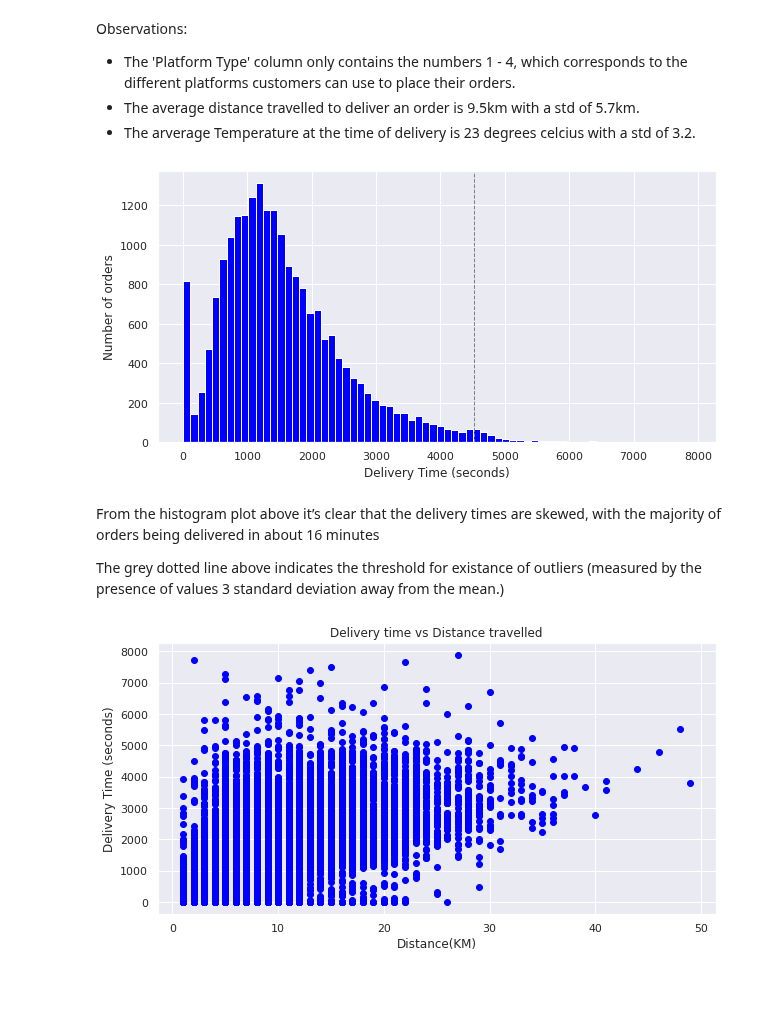
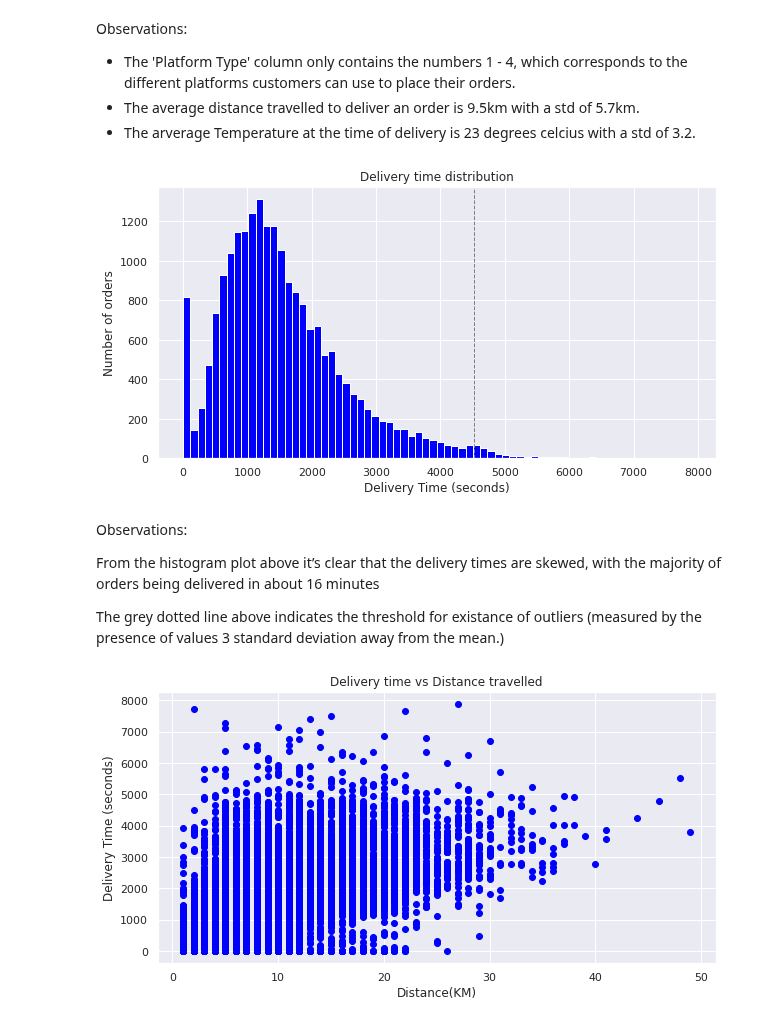
Before and after one commit to NicoleMeinie/Regression, a Jupyter notebook: Zindi.ipynb, the cells around one changed output. Drawn from its saved outputs; the diff is of its cells as text; code cells hidden in the pictures; blank space fills up the shorter version.

```diff
--- a/Zindi.ipynb
+++ b/Zindi.ipynb
@@ -76,20 +76,23 @@ Observations:
 # %%
 # Plotting a histogram of delivery times and outlier threshold
 
 mu = Train.iloc[:,28].mean()
 sd = Train.iloc[:,28].std()
 li = mu + 3*sd
 
 sns.set()
 _ = plt.figure(figsize = (10,5))
 _ = plt.hist(Train.iloc[:,28], bins = 70, color = 'blue')
+_ = plt.title('Delivery time distribution')
 _ = plt.xlabel('Delivery Time (seconds)')
 _ = plt.ylabel('Number of orders')
 _ = plt.axvline(li, color = 'gray', linestyle = 'dashed', linewidth = 1)
 plt.show()
 # %% [output]
-[figure, old version]
+[figure, new version]
 # %% [markdown]
+Observations:
+
 From the histogram plot above it’s clear that the delivery times are skewed, with the majority of orders being delivered in about 16 minutes
 
 The grey dotted line above indicates the threshold for existance of outliers (measured by the presence of values 3 standard deviation away from the mean.)
```
Also changed, not shown: parts of 7 cells of this notebook.
